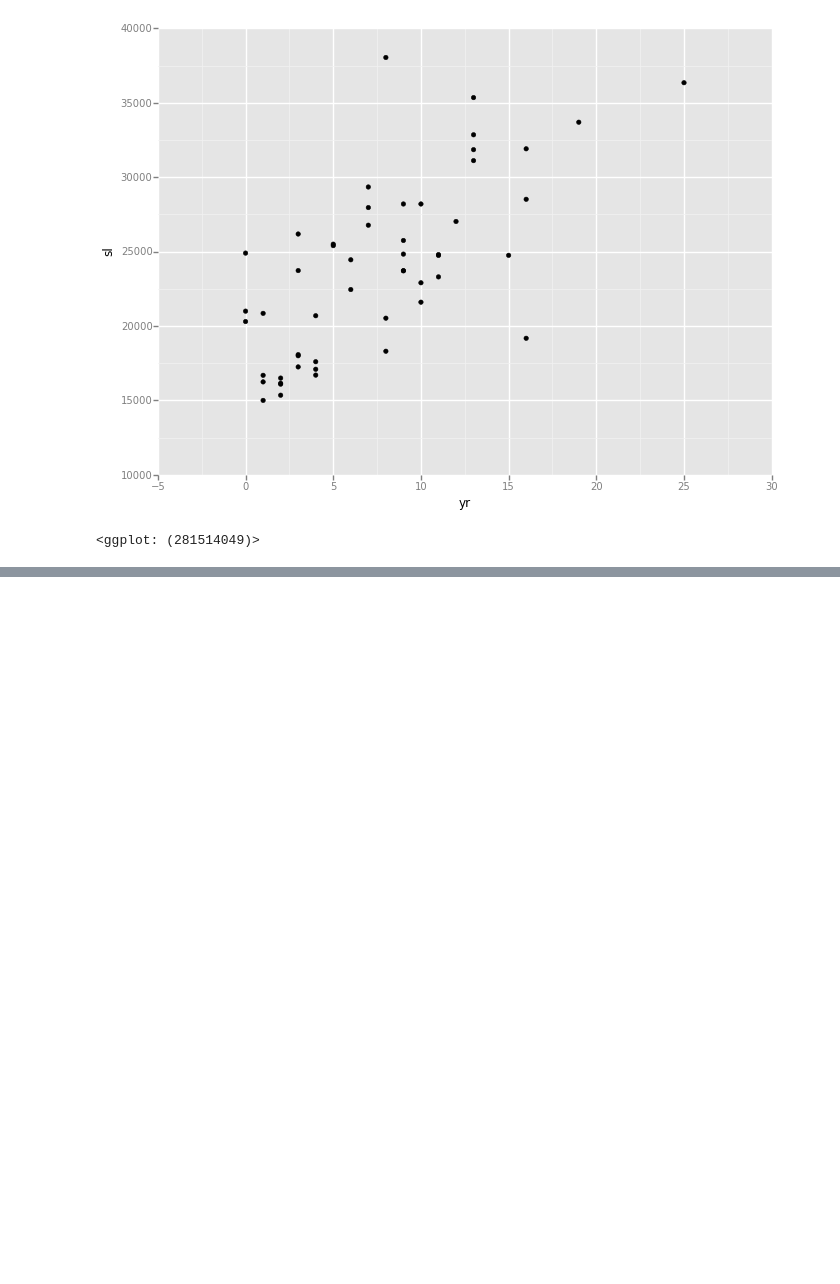
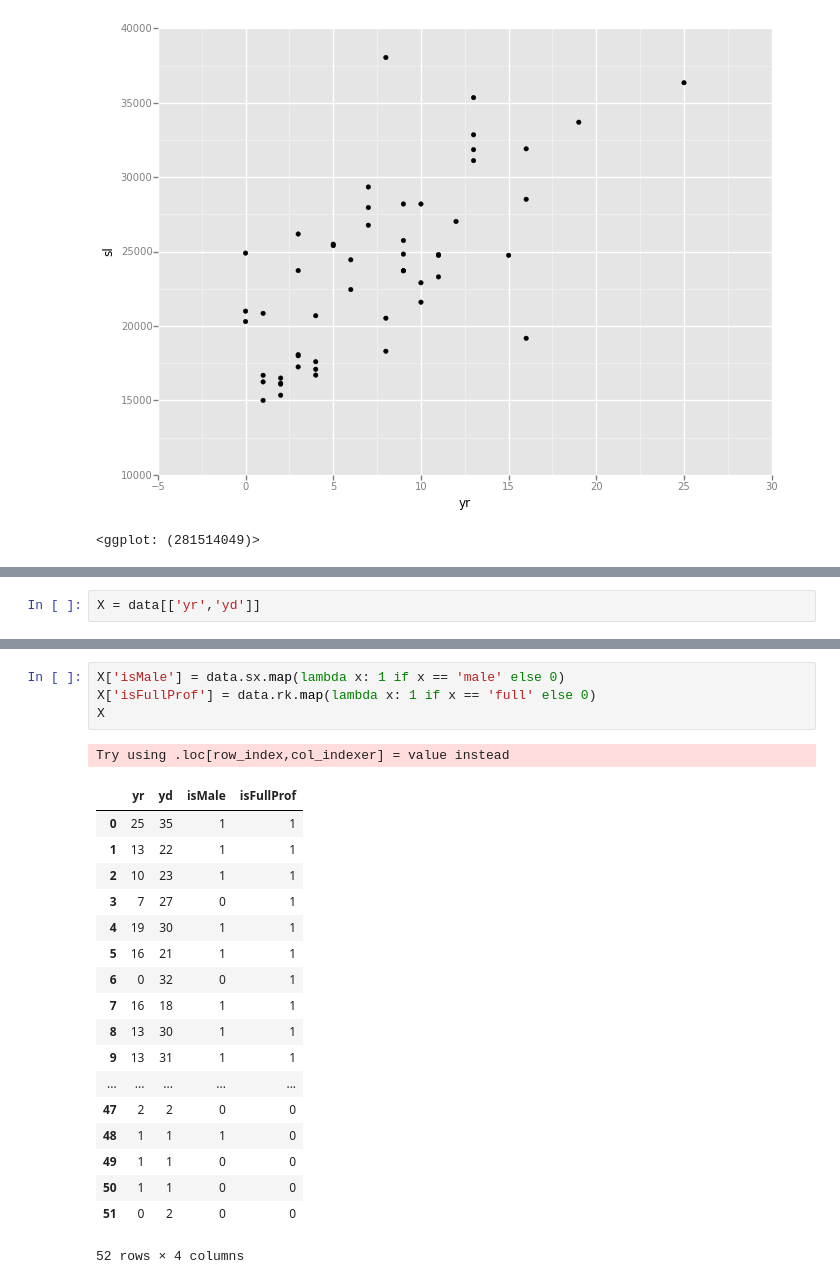
Before and after one commit to asbhat/data-science-class, a Jupyter notebook: linear-regression/Linear Regression.ipynb, the cells around one changed output, grey strips where cells are left out. Saved outputs shown, nothing was run; the diff lists cells and outputs as text; blank space fills up the shorter version.

```diff
--- a/linear-regression/Linear Regression.ipynb
+++ b/linear-regression/Linear Regression.ipynb
@@ -23,0 +173,2 @@ ggplot(data, aes(x='yr', y='sl')) + geom_point()
+# %%
+X = data[['yr','yd']]
@@ -23,0 +196,24 @@ ggplot(data, aes(x='yr', y='sl')) + geom_point()
+# %%
+X['isMale'] = data.sx.map(lambda x: 1 if x == 'male' else 0)
+X['isFullProf'] = data.rk.map(lambda x: 1 if x == 'full' else 0)
+X
+# %% [output]
+Try using .loc[row_index,col_indexer] = value instead
+|  | yr | yd | isMale | isFullProf |
+| 0 | 25 | 35 | 1 | 1 |
+| 1 | 13 | 22 | 1 | 1 |
+| 2 | 10 | 23 | 1 | 1 |
+| 3 | 7 | 27 | 0 | 1 |
+| 4 | 19 | 30 | 1 | 1 |
+| 5 | 16 | 21 | 1 | 1 |
+| 6 | 0 | 32 | 0 | 1 |
+| 7 | 16 | 18 | 1 | 1 |
+| 8 | 13 | 30 | 1 | 1 |
+| 9 | 13 | 31 | 1 | 1 |
+| ... | ... | ... | ... | ... |
+| 47 | 2 | 2 | 0 | 0 |
+| 48 | 1 | 1 | 1 | 0 |
+| 49 | 1 | 1 | 0 | 0 |
+| 50 | 1 | 1 | 0 | 0 |
+| 51 | 0 | 2 | 0 | 0 |
+52 rows × 4 columns
```
Also changed, not shown: parts of 24 cells of this notebook.
